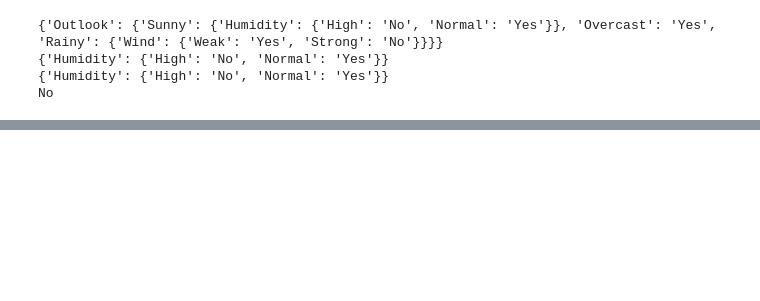
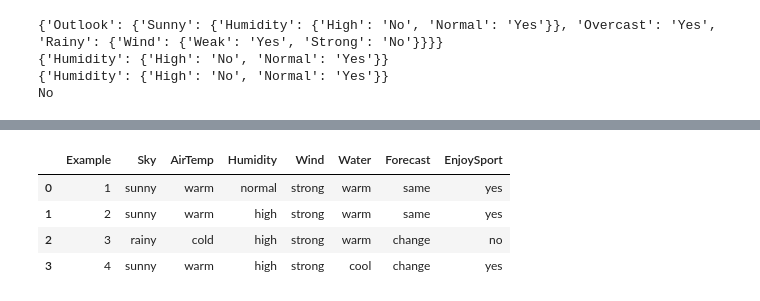
Before and after one commit to udaykiran1729/Programming, a Jupyter notebook: Py_prog/temp.ipynb, the cells around one changed output, grey strips where cells are left out. Cells and saved outputs as stored; diff of their text form; code cells hidden in the pictures; blank space fills up the shorter version.

```diff
--- a/Py_prog/temp.ipynb
+++ b/Py_prog/temp.ipynb
@@ -561,0 +708,11 @@ KeyError: 'X'
+# %%
+import pandas as pd
+df=pd.read_csv('C:\\Users\\Admin\\Downloads\\weather.csv')
+df=pd.DataFrame(df)
+df
+# %% [output]
+|  | Example | Sky | AirTemp | Humidity | Wind | Water | Forecast | EnjoySport |
+| 0 | 1 | sunny | warm | normal | strong | warm | same | yes |
+| 1 | 2 | sunny | warm | high | strong | warm | same | yes |
+| 2 | 3 | rainy | cold | high | strong | warm | change | no |
+| 3 | 4 | sunny | warm | high | strong | cool | change | yes |
```
Also changed, not shown: parts of 13 cells of this notebook, 3 other files.
